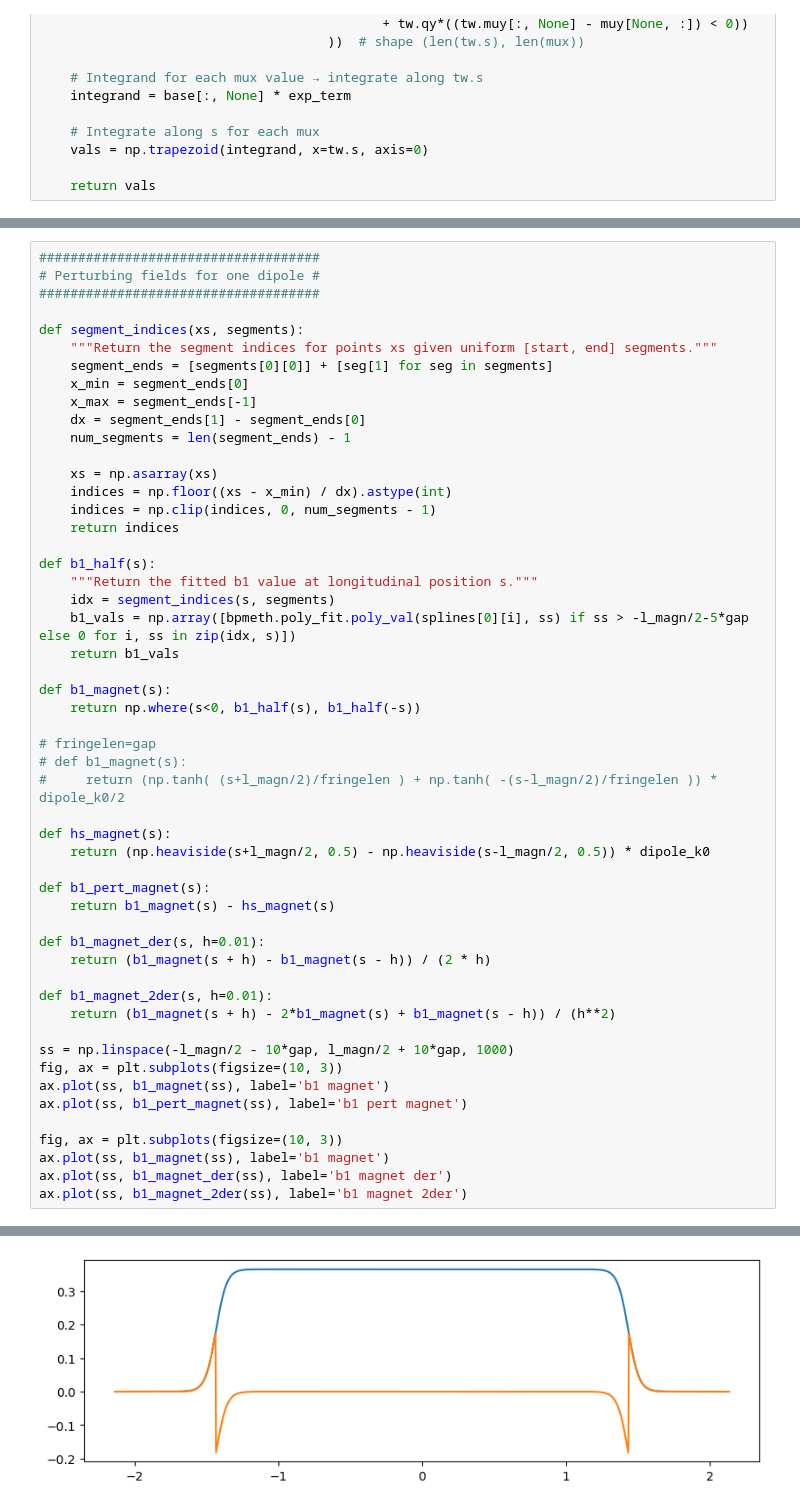
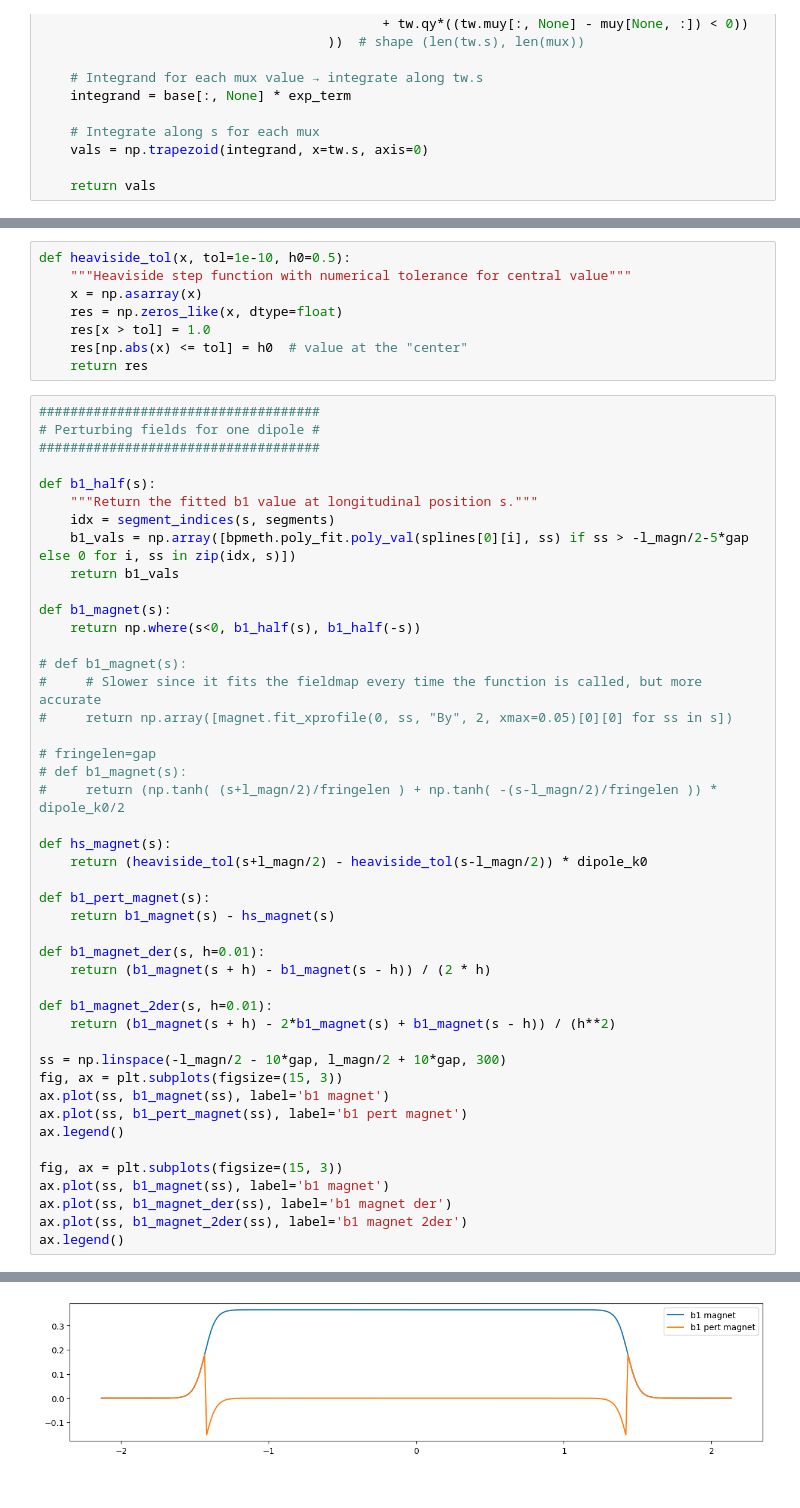
Before and after one commit to xsuite/bpmeth, a Jupyter notebook: examples/HeLICS/ring/HeLICS_RDTs.ipynb, the cells around one changed output, grey strips where cells are left out. Cells and saved outputs as stored; diff of their text form.

```diff
--- a/examples/HeLICS/ring/HeLICS_RDTs.ipynb
+++ b/examples/HeLICS/ring/HeLICS_RDTs.ipynb
@@ -107,20 +120,15 @@ segments, splines = magnet.fit_spline_multipoles(components=[1], step=50, smin=-
+# %%
+def heaviside_tol(x, tol=1e-10, h0=0.5):
+    """Heaviside step function with numerical tolerance for central value"""
+    x = np.asarray(x)
+    res = np.zeros_like(x, dtype=float)
+    res[x > tol] = 1.0
+    res[np.abs(x) <= tol] = h0  # value at the "center"
+    return res
 # %%
 ####################################
 # Perturbing fields for one dipole #
 ####################################
-
-def segment_indices(xs, segments):
-    """Return the segment indices for points xs given uniform [start, end] segments."""
-    segment_ends = [segments[0][0]] + [seg[1] for seg in segments]
-    x_min = segment_ends[0]
-    x_max = segment_ends[-1]
-    dx = segment_ends[1] - segment_ends[0]
-    num_segments = len(segment_ends) - 1
-
-    xs = np.asarray(xs)
-    indices = np.floor((xs - x_min) / dx).astype(int)
-    indices = np.clip(indices, 0, num_segments - 1)
-    return indices
 
 def b1_half(s):
     """Return the fitted b1 value at longitudinal position s."""
@@ -131,12 +139,16 @@ def b1_half(s):
 def b1_magnet(s):
     return np.where(s<0, b1_half(s), b1_half(-s))
 
+# def b1_magnet(s):
+#     # Slower since it fits the fieldmap every time the function is called, but more accurate
+#     return np.array([magnet.fit_xprofile(0, ss, "By", 2, xmax=0.05)[0][0] for ss in s])
+
 # fringelen=gap
 # def b1_magnet(s):
 #     return (np.tanh( (s+l_magn/2)/fringelen ) + np.tanh( -(s-l_magn/2)/fringelen )) * dipole_k0/2
 
 def hs_magnet(s):
-    return (np.heaviside(s+l_magn/2, 0.5) - np.heaviside(s-l_magn/2, 0.5)) * dipole_k0
+    return (heaviside_tol(s+l_magn/2) - heaviside_tol(s-l_magn/2)) * dipole_k0
 
 def b1_pert_magnet(s):
     return b1_magnet(s) - hs_magnet(s)
@@ -147,13 +159,15 @@ def b1_magnet_der(s, h=0.01):
 def b1_magnet_2der(s, h=0.01):
     return (b1_magnet(s + h) - 2*b1_magnet(s) + b1_magnet(s - h)) / (h**2)
 
-ss = np.linspace(-l_magn/2 - 10*gap, l_magn/2 + 10*gap, 1000)
-fig, ax = plt.subplots(figsize=(10, 3))
+ss = np.linspace(-l_magn/2 - 10*gap, l_magn/2 + 10*gap, 300)
+fig, ax = plt.subplots(figsize=(15, 3))
 ax.plot(ss, b1_magnet(ss), label='b1 magnet')
 ax.plot(ss, b1_pert_magnet(ss), label='b1 pert magnet')
+ax.legend()
 
-fig, ax = plt.subplots(figsize=(10, 3))
+fig, ax = plt.subplots(figsize=(15, 3))
 ax.plot(ss, b1_magnet(ss), label='b1 magnet')
 ax.plot(ss, b1_magnet_der(ss), label='b1 magnet der')
 ax.plot(ss, b1_magnet_2der(ss), label='b1 magnet 2der')
+ax.legend()
 # %% [output]
@@ -161 +175 @@ ax.plot(ss, b1_magnet_2der(ss), label='b1 magnet 2der')
-[figure, old version]
+[figure, new version]
```
Also changed, not shown: parts of 15 cells of this notebook, 3 other files.
